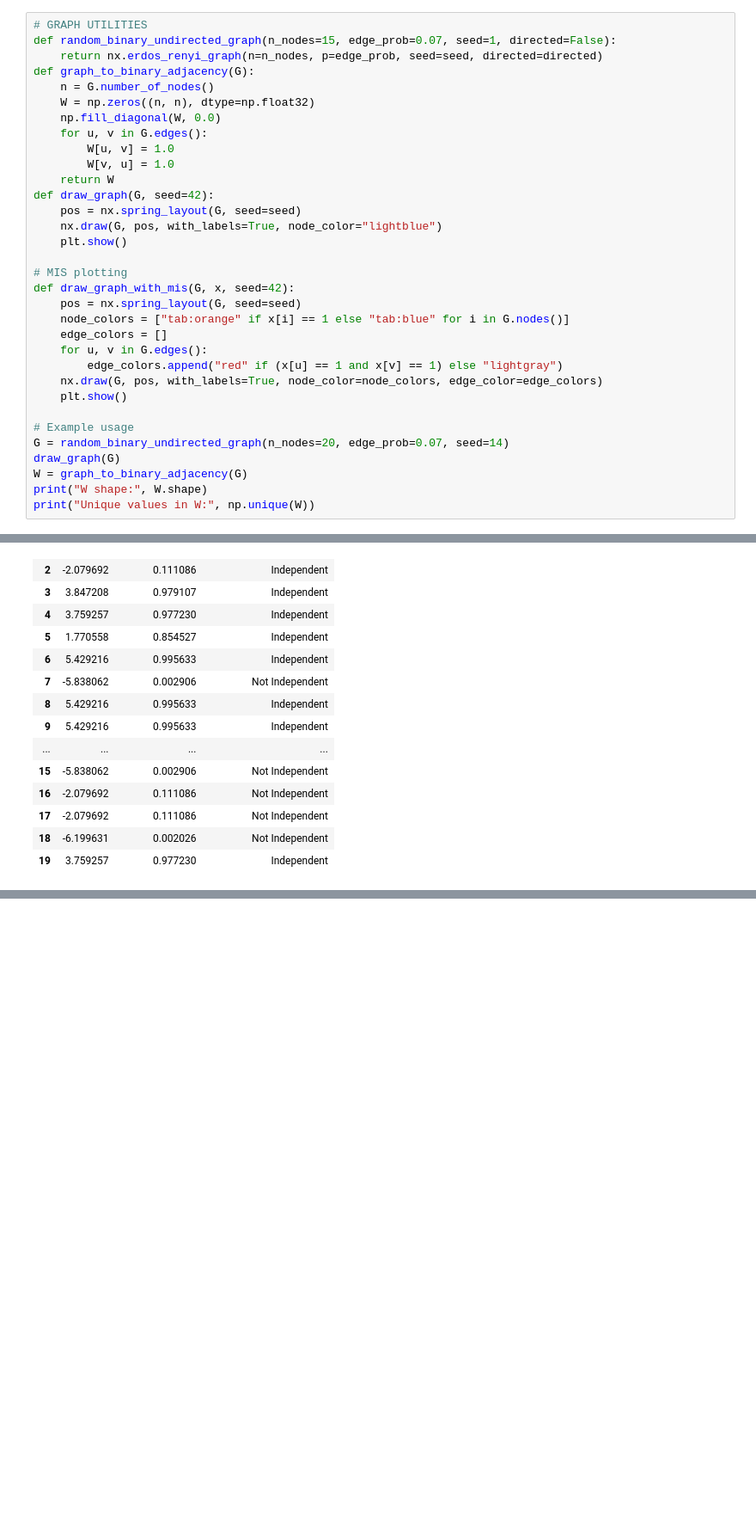
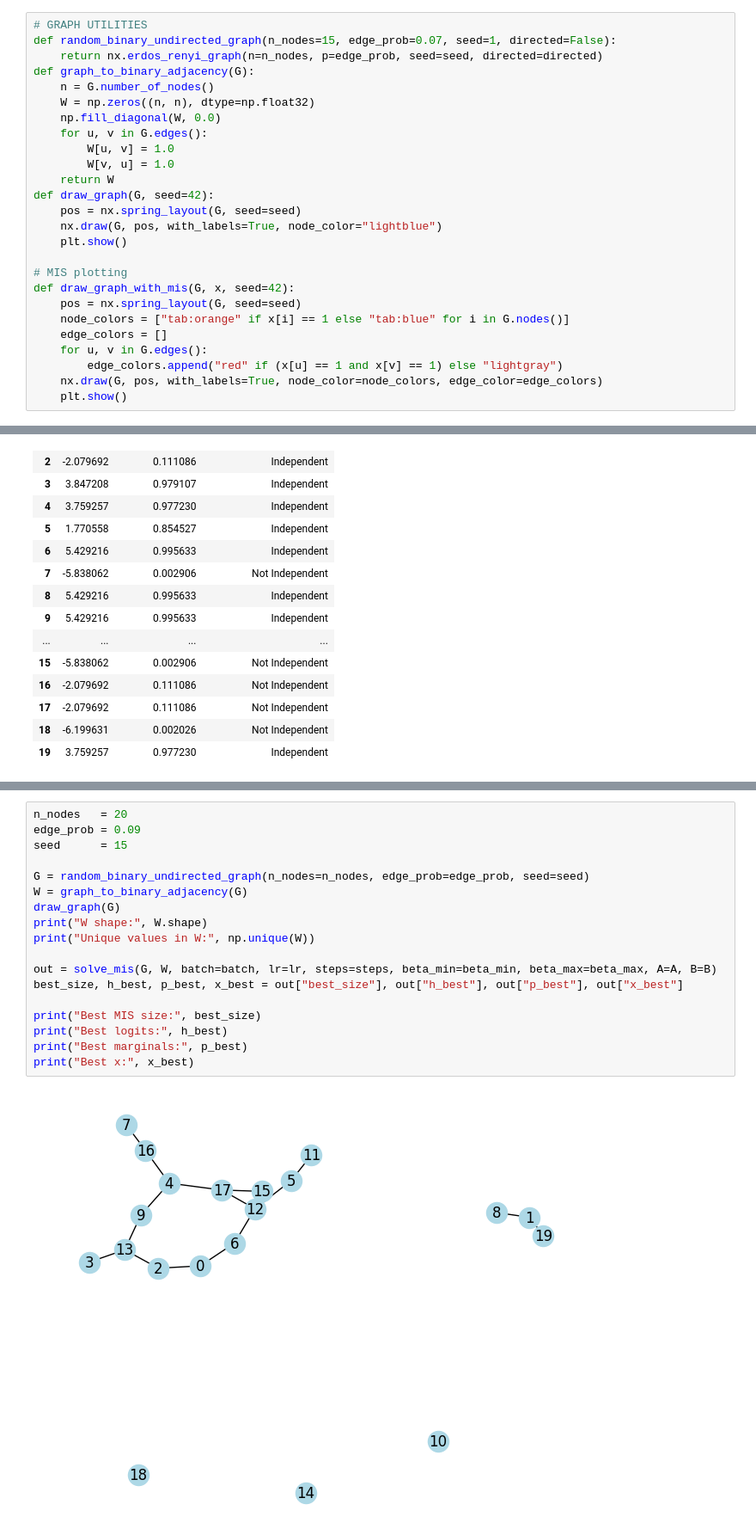
Before and after one commit to ronitd2002/QeFEM, a Jupyter notebook: hamiltonians/MIS-trial-run.ipynb, the cells around one changed output, grey strips where cells are left out. Shown at 86% size. Saved outputs shown, nothing was run; the diff lists cells and outputs as text; blank space fills up the shorter version.

```diff
--- a/hamiltonians/MIS-trial-run.ipynb
+++ b/hamiltonians/MIS-trial-run.ipynb
@@ -45,10 +45,3 @@ def draw_graph_with_mis(G, x, seed=42):
         edge_colors.append("red" if (x[u] == 1 and x[v] == 1) else "lightgray")
     nx.draw(G, pos, with_labels=True, node_color=node_colors, edge_color=edge_colors)
     plt.show()
-
-# Example usage
-G = random_binary_undirected_graph(n_nodes=20, edge_prob=0.07, seed=14)
-draw_graph(G)
-W = graph_to_binary_adjacency(G)
-print("W shape:", W.shape)
-print("Unique values in W:", np.unique(W))
@@ -194,0 +194,20 @@ df_mis
+# %%
+n_nodes   = 20
+edge_prob = 0.09
+seed      = 15
+
+G = random_binary_undirected_graph(n_nodes=n_nodes, edge_prob=edge_prob, seed=seed)
+W = graph_to_binary_adjacency(G)
+draw_graph(G)
+print("W shape:", W.shape)
+print("Unique values in W:", np.unique(W))
+
+out = solve_mis(G, W, batch=batch, lr=lr, steps=steps, beta_min=beta_min, beta_max=beta_max, A=A, B=B)
+best_size, h_best, p_best, x_best = out["best_size"], out["h_best"], out["p_best"], out["x_best"]
+
+print("Best MIS size:", best_size)
+print("Best logits:", h_best)
+print("Best marginals:", p_best)
+print("Best x:", x_best)
+# %% [output]
+[figure, added]
```
Also changed, not shown: parts of 14 cells of this notebook, 1 other file.
